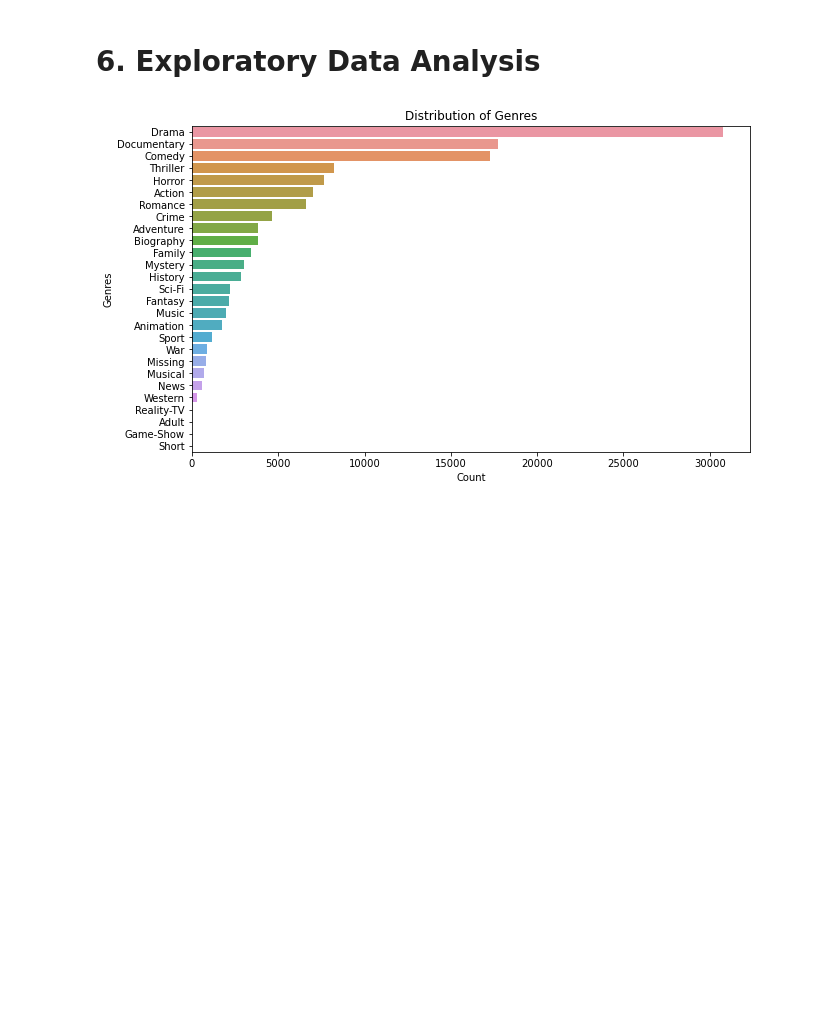
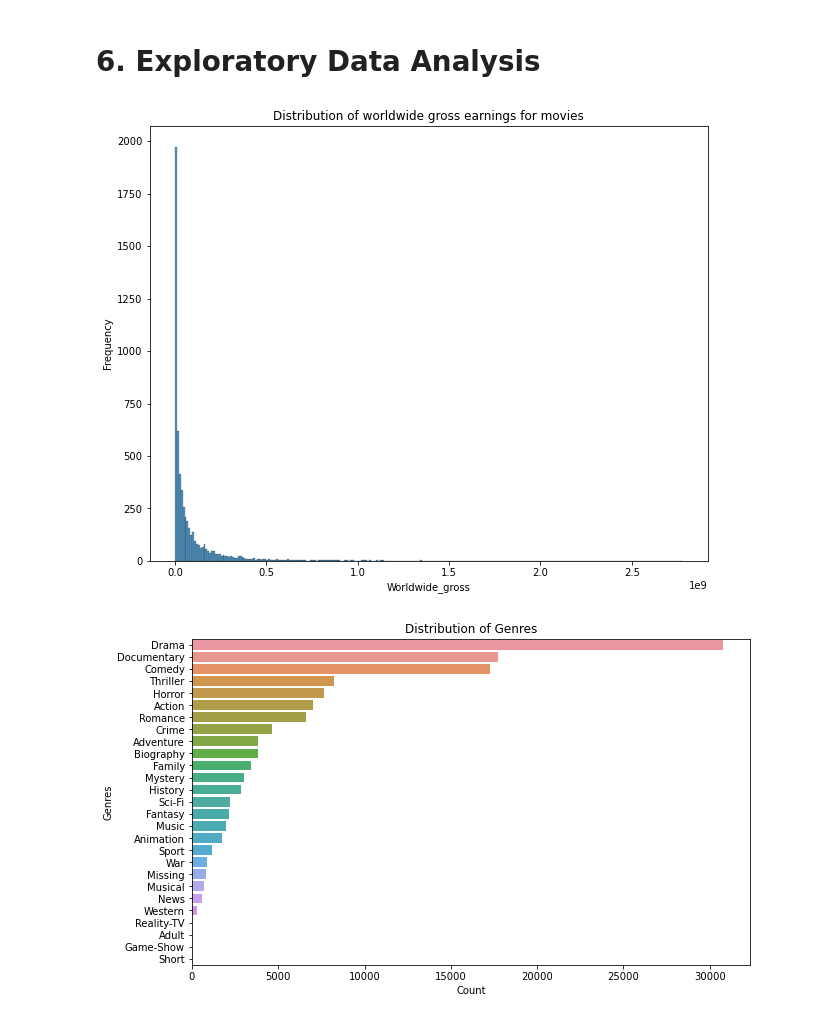
Before and after one commit to lorenaterah/Phase-2-project-G3, a Jupyter notebook: Notebooks/dawa.ipynb, the cells around one changed output. Drawn from its saved outputs; the diff is of its cells as text; code cells hidden in the pictures; blank space fills up the shorter version.

```diff
--- a/Notebooks/dawa.ipynb
+++ b/Notebooks/dawa.ipynb
@@ -529,6 +529,18 @@ combined_data_with_budget.head()
 | 7 | tt0365907 | A Walk Among the Tombstones | A Walk Among the Tombstones | 2014 | 114.0 | Action,Crime,Drama | 6.5 | ... |
 # %% [markdown]
 # 6. Exploratory Data Analysis
+# %%
+#plot distribution of worldwide earnings
+fig , ax = plt.subplots(figsize = (10,8))
+
+total_gross = tn_movie_budgets['worldwide_gross']
+sns.histplot(total_gross)
+ax.set_xlabel('Worldwide_gross')
+ax.set_ylabel('Frequency')
+plt.title("Distribution of worldwide gross earnings for movies")
+plt.show();
+# %% [output]
+[figure, added]
 # %%
 # Distribution of genres
 plt.figure(figsize=(10, 6))
```
